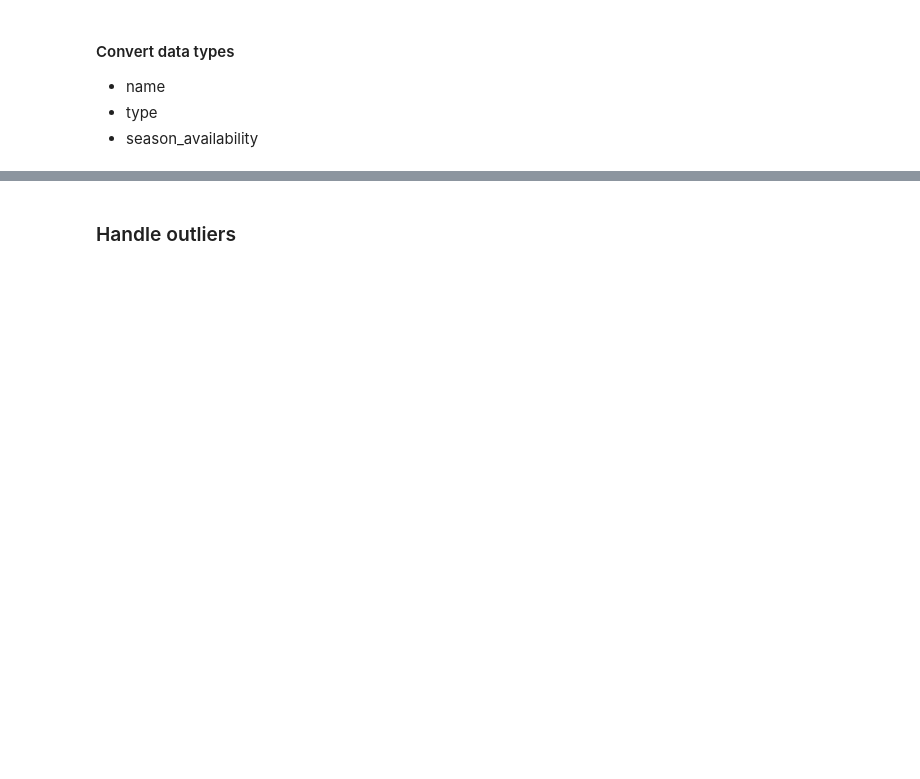
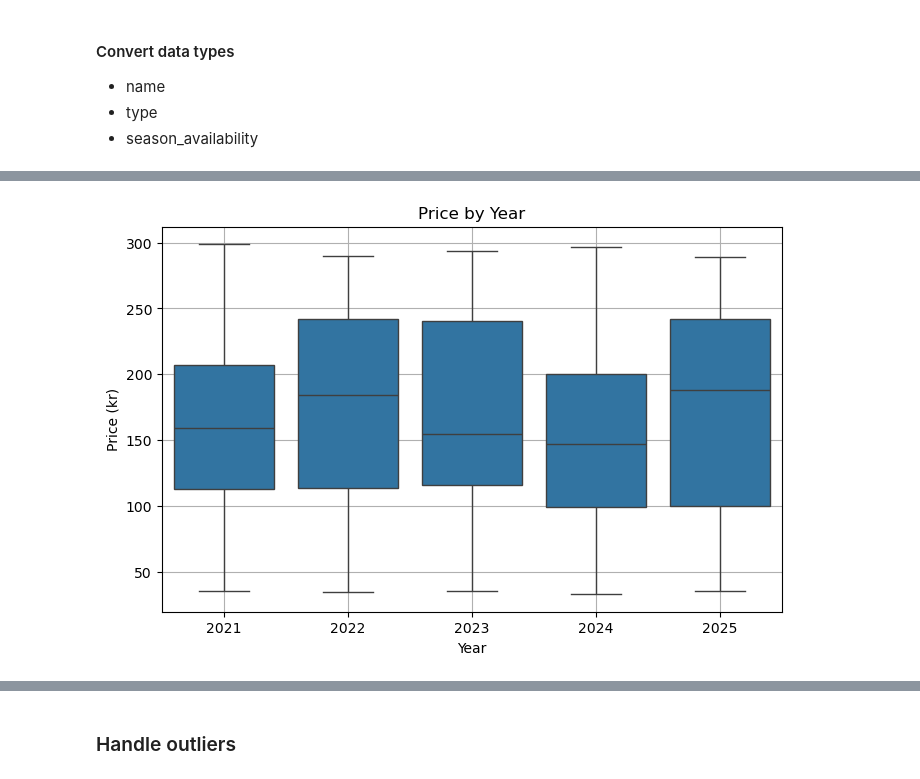
Before and after one commit to rebeccaburon/exam_fish_market, a Jupyter notebook: data_preparation/data_preparation.ipynb, the cells around one changed output, grey strips where cells are left out. Cells and saved outputs as stored; diff of their text form; code cells hidden in the pictures; blank space fills up the shorter version.

```diff
--- a/data_preparation/data_preparation.ipynb
+++ b/data_preparation/data_preparation.ipynb
@@ -171,0 +244,11 @@ df.rename(columns={'freight_charge': 'freight_charge_kr', 'price_dk':'price_kr',
+# %%
+# Price by Year
+plt.figure(figsize=(8, 5))
+sbn.boxplot(data=df, x='year', y='price_kr')
+plt.title('Price by Year')
+plt.xlabel('Year')
+plt.ylabel('Price (kr)')
+plt.grid(True)
+plt.show()
+# %% [output]
+[figure, added]
```
Also changed, not shown: parts of 34 cells of this notebook.
